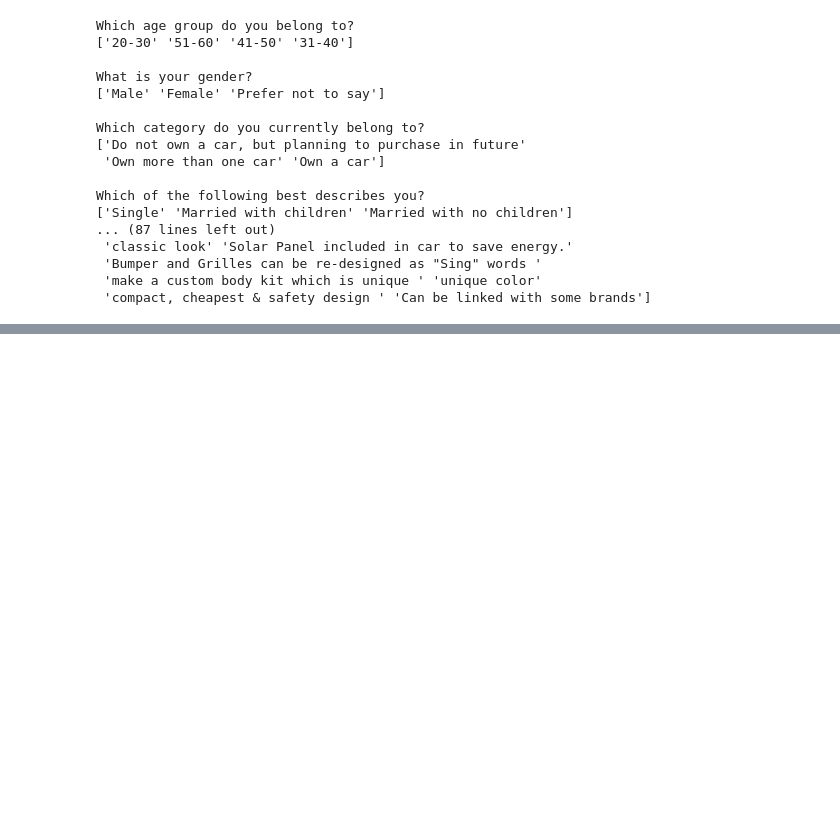
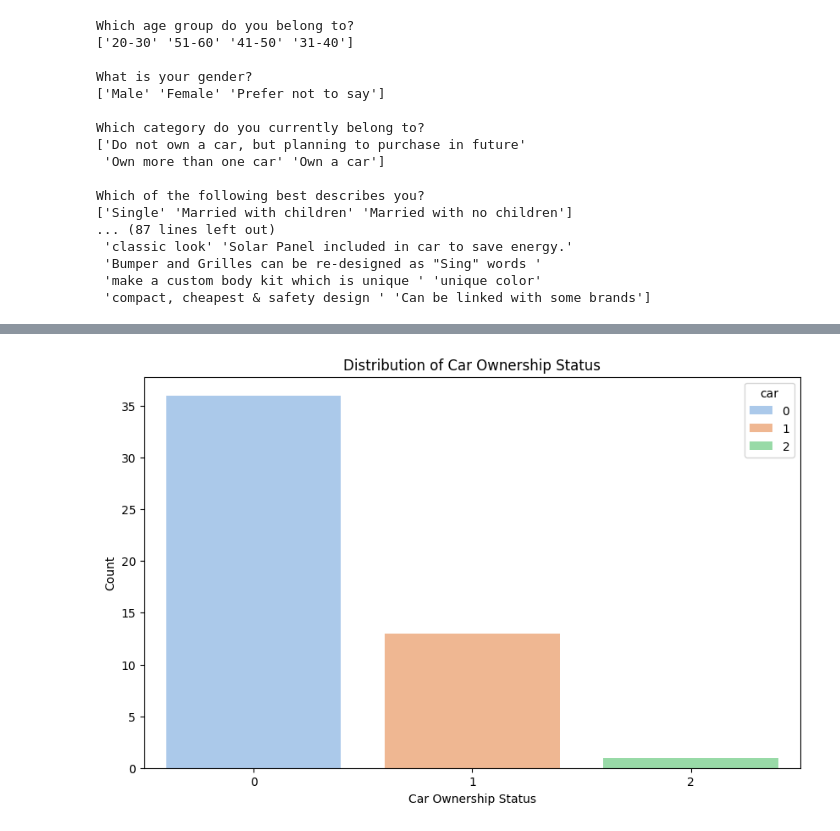
Before and after one commit to bentjh01/MA4829_Machine_Intelligence, a Jupyter notebook: data_exploration.ipynb, the cells around one changed output, grey strips where cells are left out. Saved outputs shown, nothing was run; the diff lists cells and outputs as text; code cells hidden in the pictures; blank space fills up the shorter version.

```diff
--- a/data_exploration.ipynb
+++ b/data_exploration.ipynb
@@ -73,0 +141,9 @@ data_mod_df.head()
+# %%
+plt.figure(figsize=(10, 6))
+sns.countplot(data=data_mod_df, x='car', hue='car', palette='pastel')
+plt.title('Distribution of Car Ownership Status')
+plt.xlabel('Car Ownership Status')
+plt.ylabel('Count')
+plt.show()
+# %% [output]
+[figure, added]
```
Also changed, not shown: parts of 21 cells of this notebook.
